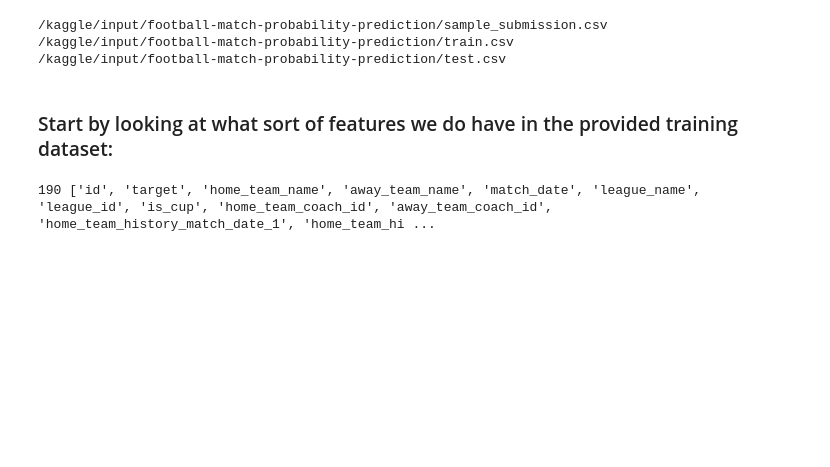
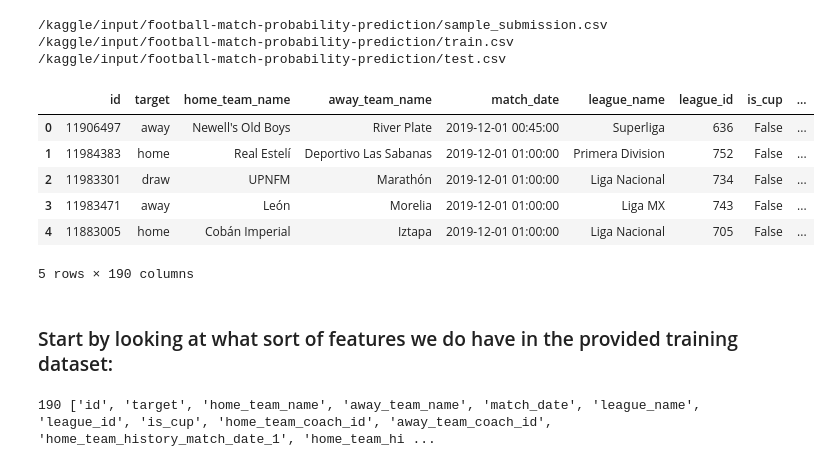
Before and after one commit to TuncYilmaz/Kaggle_Foot_Prob_Pred, a Jupyter notebook: data-preprocessing.ipynb, the cells around one changed output. Saved outputs shown, nothing was run; the diff lists cells and outputs as text; code cells hidden in the pictures; blank space fills up the shorter version.

```diff
--- a/data-preprocessing.ipynb
+++ b/data-preprocessing.ipynb
@@ -22,7 +22,15 @@ for dirname, _, filenames in os.walk('/kaggle/input'):
 /kaggle/input/football-match-probability-prediction/test.csv
 # %%
 train = pd.read_csv("../input/football-match-probability-prediction/train.csv", dtype=object)
-#../input/football-match-probability-prediction/train.csv
+train.head()
+# %% [output]
+|  | id | target | home_team_name | away_team_name | match_date | league_name | league_id | is_cup | ... |
+| 0 | 11906497 | away | Newell's Old Boys | River Plate | 2019-12-01 00:45:00 | Superliga | 636 | False | ... |
+| 1 | 11984383 | home | Real Estelí | Deportivo Las Sabanas | 2019-12-01 01:00:00 | Primera Division | 752 | False | ... |
+| 2 | 11983301 | draw | UPNFM | Marathón | 2019-12-01 01:00:00 | Liga Nacional | 734 | False | ... |
+| 3 | 11983471 | away | León | Morelia | 2019-12-01 01:00:00 | Liga MX | 743 | False | ... |
+| 4 | 11883005 | home | Cobán Imperial | Iztapa | 2019-12-01 01:00:00 | Liga Nacional | 705 | False | ... |
+5 rows × 190 columns
 # %% [markdown]
 ### Start by looking at what sort of features we do have in the provided training dataset:
 # %%
```
Also changed, not shown: parts of 10 cells of this notebook.
